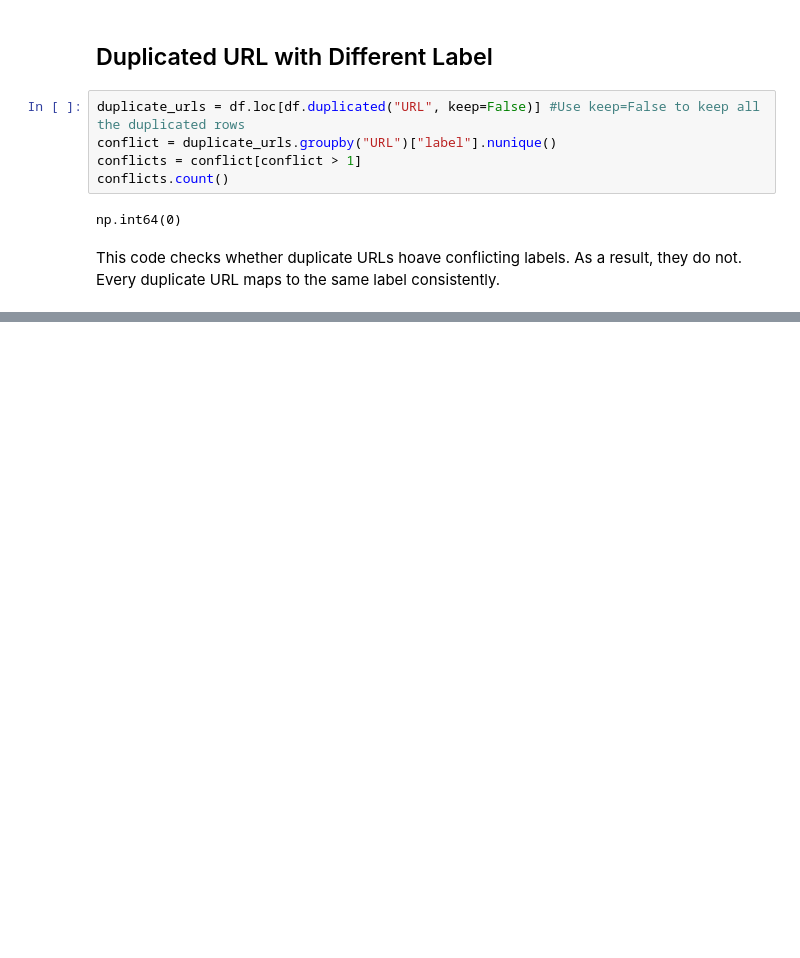
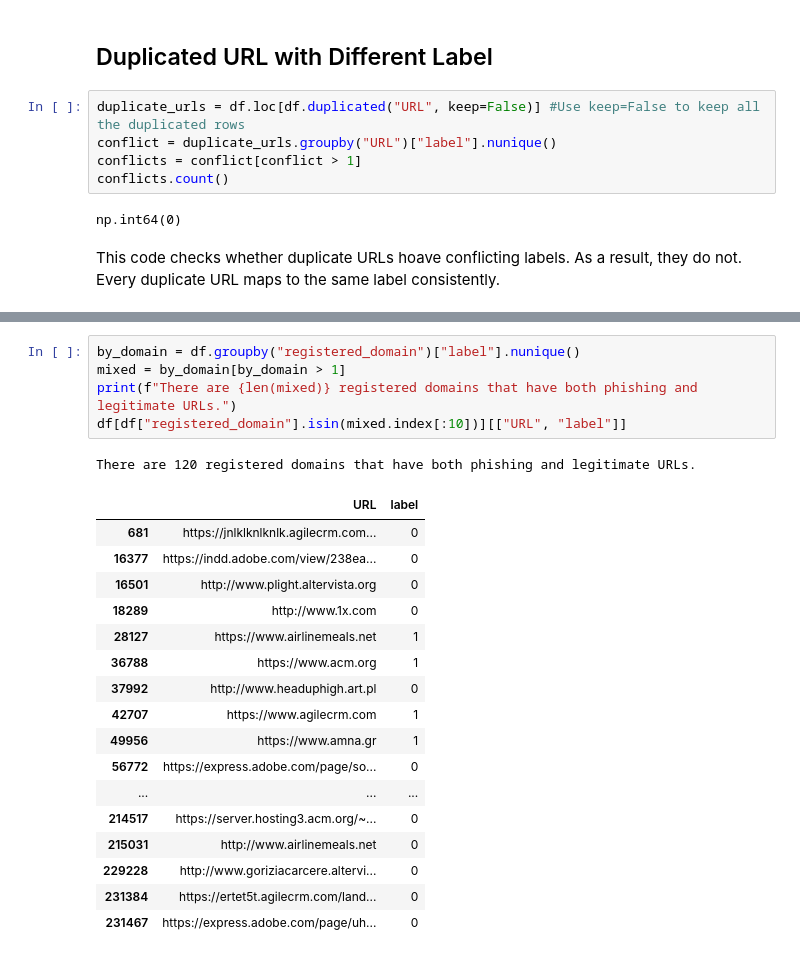
Before and after one commit to EddieYung2335/phishing_url_detection, a Jupyter notebook: notebooks/01_eda.ipynb, the cells around one changed output, grey strips where cells are left out. Cells and saved outputs as stored; diff of their text form; blank space fills up the shorter version.

```diff
--- a/notebooks/01_eda.ipynb
+++ b/notebooks/01_eda.ipynb
@@ -96,0 +161,24 @@ This code checks whether duplicate URLs hoave conflicting labels. As a result, t
+# %%
+by_domain = df.groupby("registered_domain")["label"].nunique()
+mixed = by_domain[by_domain > 1]
+print(f"There are {len(mixed)} registered domains that have both phishing and legitimate URLs.")
+df[df["registered_domain"].isin(mixed.index[:10])][["URL", "label"]]
+# %% [output]
+There are 120 registered domains that have both phishing and legitimate URLs.
+|  | URL | label |
+| 681 | https://jnlklknlknlk.agilecrm.com... | 0 |
+| 16377 | https://indd.adobe.com/view/238ea... | 0 |
+| 16501 | http://www.plight.altervista.org | 0 |
+| 18289 | http://www.1x.com | 0 |
+| 28127 | https://www.airlinemeals.net | 1 |
+| 36788 | https://www.acm.org | 1 |
+| 37992 | http://www.headuphigh.art.pl | 0 |
+| 42707 | https://www.agilecrm.com | 1 |
+| 49956 | https://www.amna.gr | 1 |
+| 56772 | https://express.adobe.com/page/so... | 0 |
+| ... | ... | ... |
+| 214517 | https://server.hosting3.acm.org/~... | 0 |
+| 215031 | http://www.airlinemeals.net | 0 |
+| 229228 | http://www.goriziacarcere.altervi... | 0 |
+| 231384 | https://ertet5t.agilecrm.com/land... | 0 |
+| 231467 | https://express.adobe.com/page/uh... | 0 |
```
Also changed, not shown: parts of 13 cells of this notebook, 1 other file.
